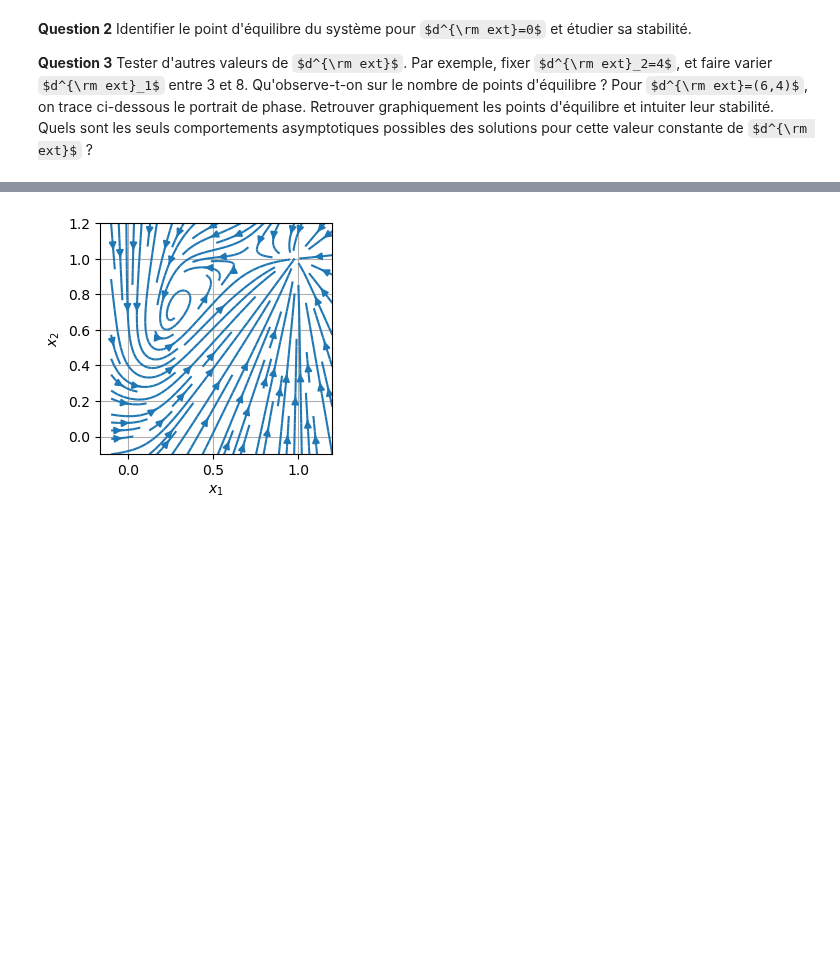
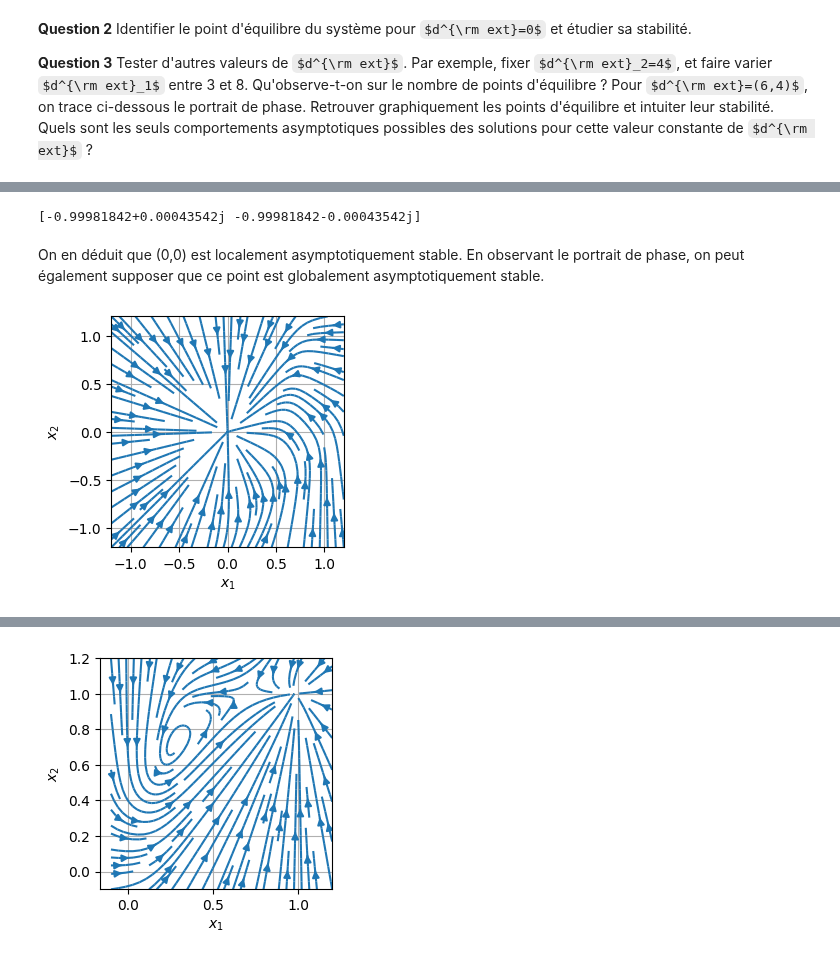
Before and after one commit to JulieBoyer/CotteBoyer, a Jupyter notebook: Projet_Eq_Diff.ipynb, the cells around one changed output, grey strips where cells are left out. Saved outputs shown, nothing was run; the diff lists cells and outputs as text; code cells hidden in the pictures; some formulas as TeX source; blank space fills up the shorter version.

```diff
--- a/Projet_Eq_Diff.ipynb
+++ b/Projet_Eq_Diff.ipynb
@@ -113,0 +131,28 @@ plot_zero_locus(d_ext)
+# %%
+def jacobienne (x1,x2):
+    jac = np.array([[-1+(10*np.exp(-2*(5*x1-4*x2-5)))/((1+np.exp(-2*(5*x1-4*x2-5)))**2), (-8*np.exp(-2*(5*x1-4*x2-5)))/((1+np.exp(-2*(5*x1-4*x2-5)))**2)],
+                    [(16*np.exp(-2*(8*x1-x2-5)))/((1+np.exp(-2*(8*x1-x2-5)))**2),-1+(-2*np.exp(-2*(8*x1-x2-5)))/((1+np.exp(-2*(8*x1-x2-5)))**2)]])
+    return(np.linalg.eigvals(jac))
+print(jacobienne (0,0))
+# %% [output]
+[-0.99981842+0.00043542j -0.99981842-0.00043542j]
+# %% [markdown]
+On en déduit que (0,0) est localement asymptotiquement stable. En observant le portrait de phase, on peut également supposer que ce point est globalement asymptotiquement stable.
+# %%
+d_ext = np.array([0.0,0.0])
+
+grid_x1 = np.linspace(-1.2,1.2,70)
+grid_x2 = np.linspace(-1.2,1.2,70)
+X1, X2 = np.meshgrid(grid_x1,grid_x2)
+
+X1dot = -X1 + sigmoid(W[0,0]*X1 + W[0,1]*X2 + d_ext[0])
+X2dot = -X2 + sigmoid(W[1,0]*X1 + W[1,1]*X2 + d_ext[1])
+
+plt.figure()
+plt.streamplot(grid_x1, grid_x2, X1dot, X2dot)
+plt.grid(True)
+plt.xlabel('$x_1$')
+plt.ylabel('$x_2$')
+plt.show()
+# %% [output]
+[figure, added]
```
Also changed, not shown: parts of 12 cells of this notebook.
